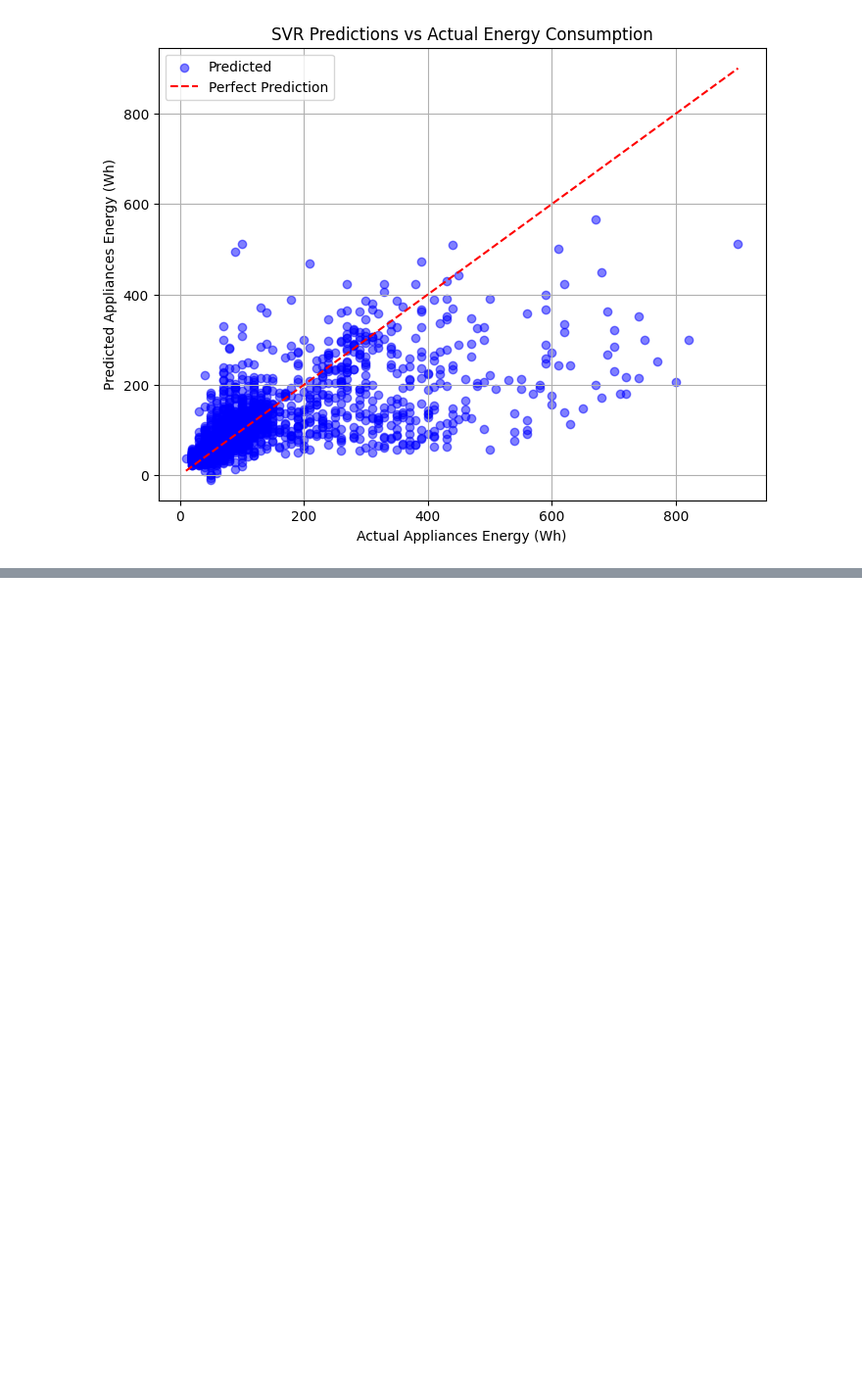
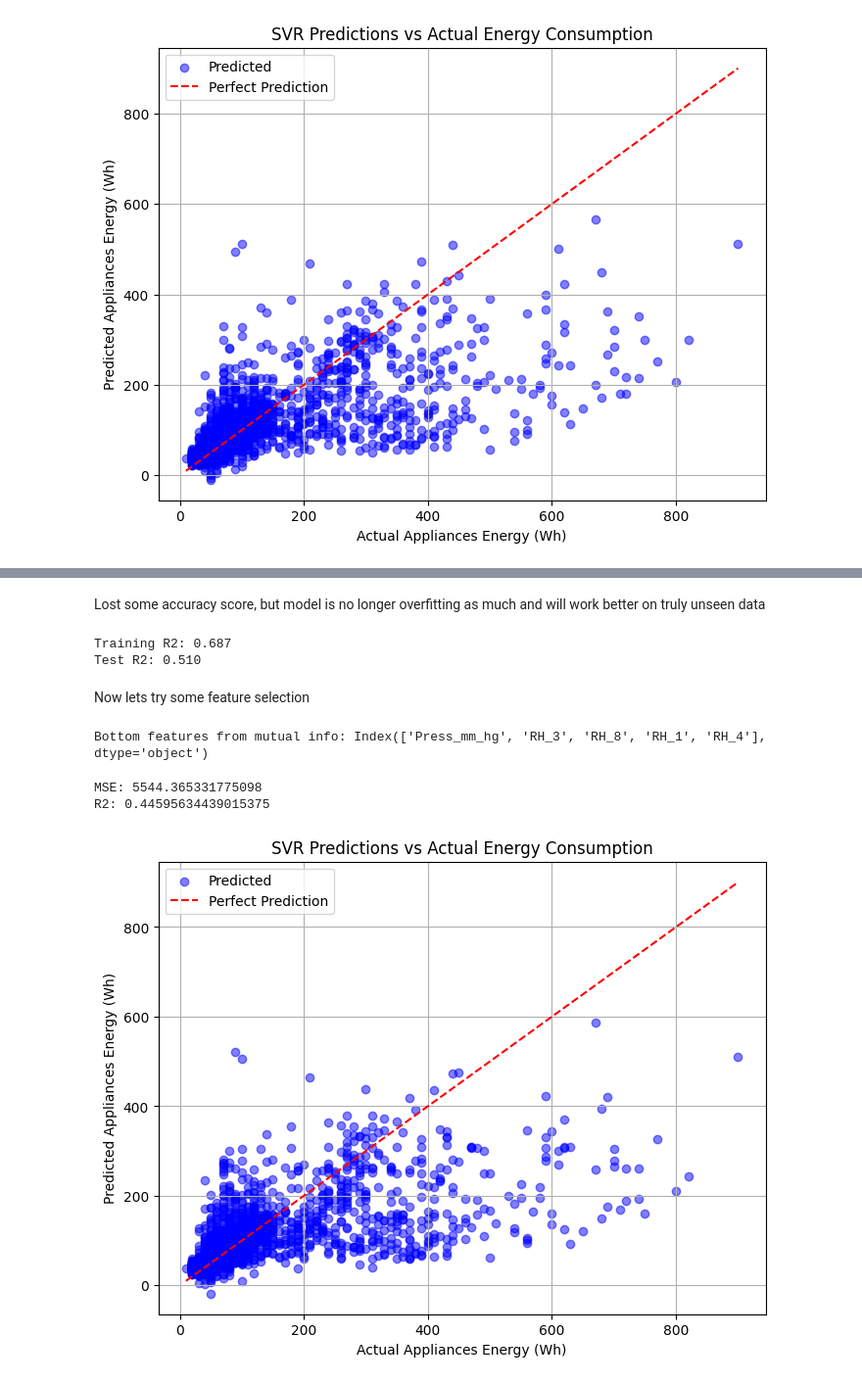
Before and after one commit to MasonLeeCity123/Introduction-to-AI-groupwork, a Jupyter notebook: MasonNotebook.ipynb, the cells around one changed output, grey strips where cells are left out. Shown at 98% size. Drawn from its saved outputs; the diff is of its cells as text; code cells hidden in the pictures; blank space fills up the shorter version.

```diff
--- a/MasonNotebook.ipynb
+++ b/MasonNotebook.ipynb
@@ -96,0 +346,80 @@ R2: 0.4832169447027779
+# %% [markdown]
+Lost some accuracy score, but model is no longer overfitting as much and will work better on truly unseen data
+# %%
+svr.fit(X_train_scaled, y_train_scaled)
+
+
+y_pred_scaled = svr.predict(X_test_scaled)
+y_pred = scaler_y.inverse_transform(y_pred_scaled.reshape(-1,1)).ravel()
+
+
+r2_test = r2_score(y_test, y_pred)
+r2_train = r2_score(y_train, scaler_y.inverse_transform(svr.predict(X_train_scaled).reshape(-1,1)).ravel())
+
+print(f"Training R2: {r2_train:.3f}")
+print(f"Test R2: {r2_test:.3f}")
+# %% [output]
+Training R2: 0.687
+Test R2: 0.510
+# %% [markdown]
+Now lets try some feature selection
+# %%
+feature_names = X_train.columns
+
+mi = mutual_info_regression(X_train_scaled, y_train_scaled)
+mi_series = pd.Series(mi, index=feature_names).sort_values(ascending=False)
+
+top_features = mi_series.tail(5).index
+print("Bottom features from mutual info:", top_features)
+# %% [output]
+Bottom features from mutual info: Index(['Press_mm_hg', 'RH_3', 'RH_8', 'RH_1', 'RH_4'], dtype='object')
+# %%
+X = data.drop(columns=['Appliances', 'Press_mm_hg', 'RH_3', 'RH_8', 'RH_1', 'RH_4']) #indepandant features
+y = data['Appliances']  #target
+# test train split for the model
+X_train, X_test, y_train, y_test = train_test_split(
+    X, y, test_size=0.2, random_state=42
+)
+
+# Both target and independant features need to be scaled /n
+# because if features and targets are on different scales, the optimization can be ill-conditioned.
+scaler_X = StandardScaler()
+X_train_scaled = scaler_X.fit_transform(X_train)
+X_test_scaled = scaler_X.transform(X_test)
+
+
+scaler_y = StandardScaler()
+y_train_scaled = scaler_y.fit_transform(y_train.values.reshape(-1,1)).ravel()
+y_test_scaled = scaler_y.transform(y_test.values.reshape(-1,1)).ravel()
+
+
+svr = SVR(kernel='rbf', C=100, epsilon=0.1)
+svr.fit(X_train_scaled, y_train_scaled)
+
+y_pred_scaled = svr.predict(X_test_scaled)
+# Convert back to original scale
+y_pred = scaler_y.inverse_transform(y_pred_scaled.reshape(-1,1)).ravel()
+
+mse = mean_squared_error(y_test, y_pred)
+r2 = r2_score(y_test, y_pred)
+
+print("MSE:", mse)
+print("R2:", r2)
+plt.figure(figsize=(8,6))
+
+#plot results
+plt.scatter(y_test, y_pred, alpha=0.5, color='blue', label='Predicted')
+
+#reference line
+plt.plot([y_test.min(), y_test.max()], [y_test.min(), y_test.max()], 'r--', label='Perfect Prediction')
+
+plt.xlabel('Actual Appliances Energy (Wh)')
+plt.ylabel('Predicted Appliances Energy (Wh)')
+plt.title('SVR Predictions vs Actual Energy Consumption')
+plt.legend()
+plt.grid(True)
+plt.show()
+# %% [output]
+MSE: 5544.365331775098
+R2: 0.44595634439015375
+[figure, added]
```
Also changed, not shown: parts of 22 cells of this notebook.
